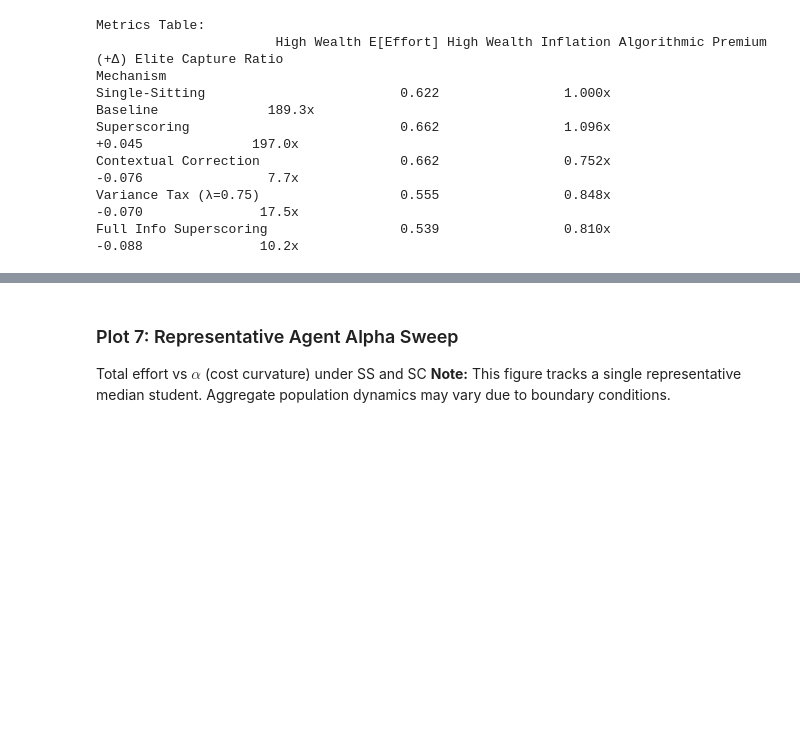
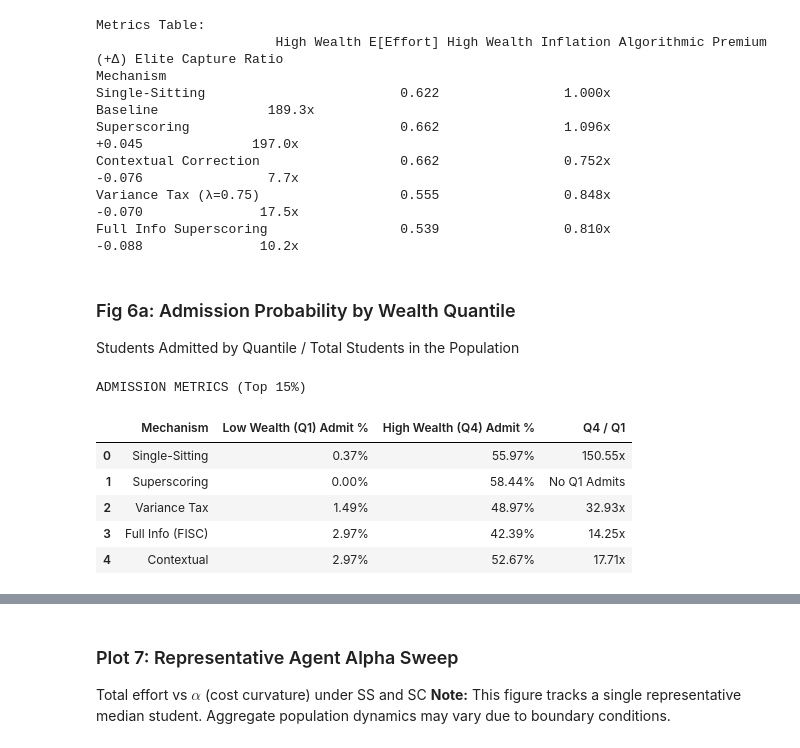
Before and after one commit to mei-ame/fair-admissions, a Jupyter notebook: graphs.ipynb, the cells around one changed output, grey strips where cells are left out. Drawn from its saved outputs; the diff is of its cells as text; code cells hidden in the pictures; blank space fills up the shorter version.

Commit message:
Added graph contianing raw pass rates and student admission rate by top and bottom quantile.

```diff
--- a/graphs.ipynb
+++ b/graphs.ipynb
@@ -620,3 +624,7 @@ Superscoring                           0.662                1.096x
 Contextual Correction                  0.662                0.752x                   -0.076                7.7x
 Variance Tax (λ=0.75)                  0.555                0.848x                   -0.070               17.5x
 Full Info Superscoring                 0.539                0.810x                   -0.088               10.2x
+# %% [markdown]
+### Fig 6a: Admission Probability by Wealth Quantile
+
+Students Admitted by Quantile / Total Students in the Population
@@ -622,0 +676,10 @@ Full Info Superscoring                 0.539                0.810x
+# %%
+print_admission_metrics(sim_df, 0.15)
+# %% [output]
+ADMISSION METRICS (Top 15%)
+|  | Mechanism | Low Wealth (Q1) Admit % | High Wealth (Q4) Admit % | Q4 / Q1 |
+| 0 | Single-Sitting | 0.37% | 55.97% | 150.55x |
+| 1 | Superscoring | 0.00% | 58.44% | No Q1 Admits |
+| 2 | Variance Tax | 1.49% | 48.97% | 32.93x |
+| 3 | Full Info (FISC) | 2.97% | 42.39% | 14.25x |
+| 4 | Contextual | 2.97% | 52.67% | 17.71x |
```
Also changed, not shown: parts of 4 cells of this notebook.
